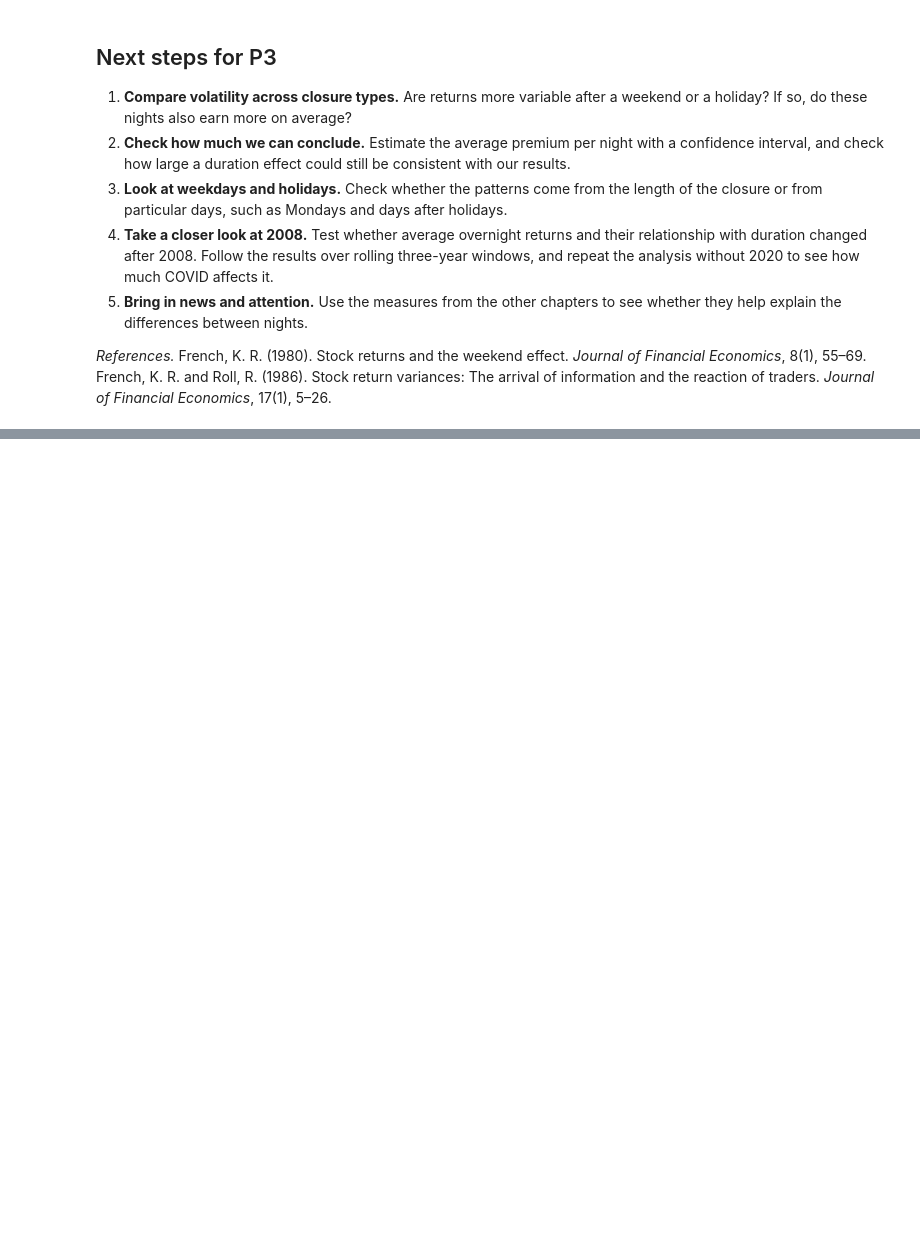
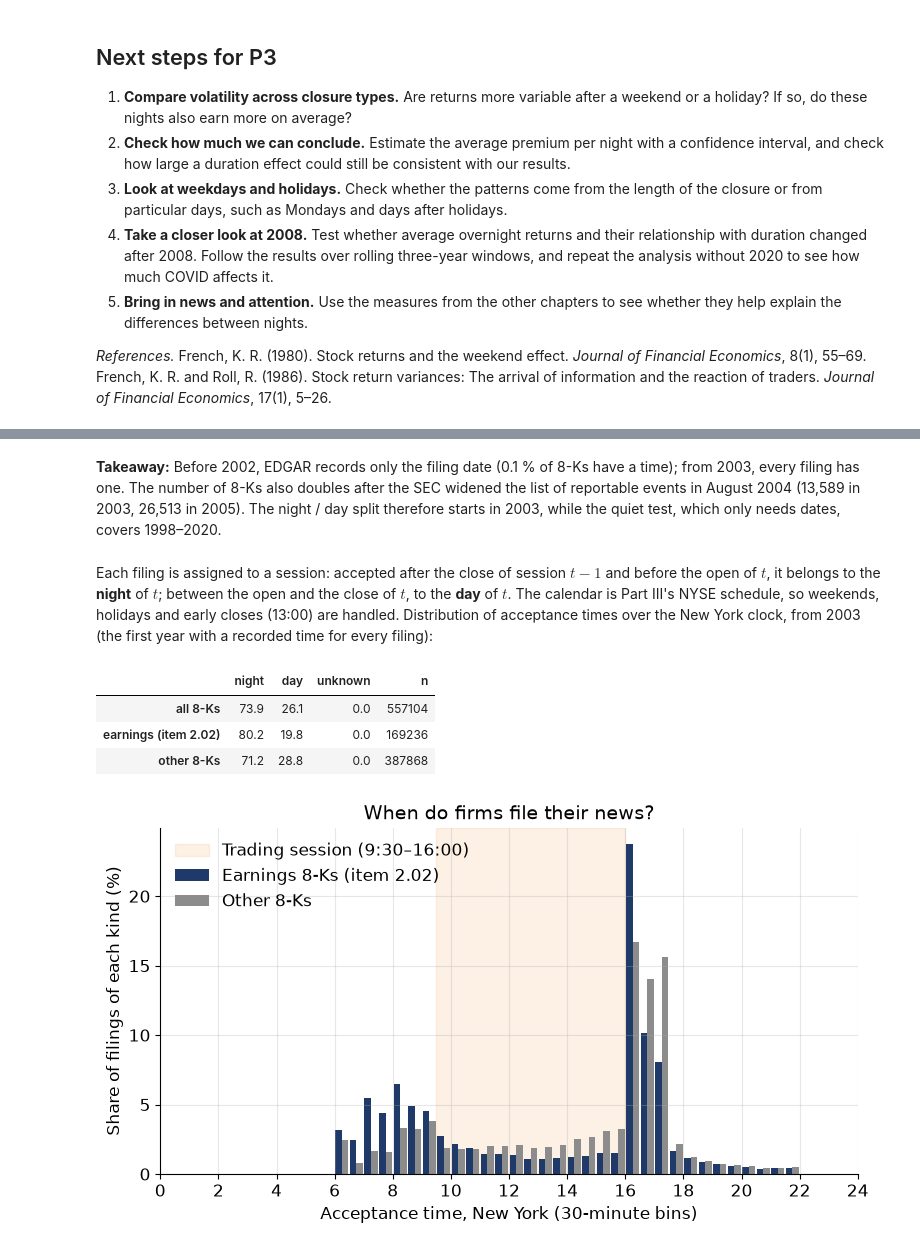
Before and after one commit to theanalysts-ada/Project_ADA_Stock_Markets_TheAnalysts, a Jupyter notebook: results.ipynb, the cells around one changed output, grey strips where cells are left out. Cells and saved outputs as stored; diff of their text form; code cells hidden in the pictures; blank space fills up the shorter version.

Commit message:
Add Part IV: the news suspect, with executed notebook results

```diff
--- a/results.ipynb
+++ b/results.ipynb
@@ -796,0 +866,3 @@ Risk has not been cleared, however: risk need not grow with elapsed time, and Pa
+# %%
+filings = load_filings()
+filing_time_share_by_year(filings).loc[1998:2020].T
@@ -796,0 +874,15 @@ Risk has not been cleared, however: risk need not grow with elapsed time, and Pa
+# %% [markdown]
+**Takeaway:** Before 2002, EDGAR records only the filing date (0.1 % of 8-Ks have a time); from 2003, every filing has one. The number of 8-Ks also doubles after the SEC widened the list of reportable events in August 2004 (13,589 in 2003, 26,513 in 2005). The night / day split therefore starts in 2003, while the quiet test, which only needs dates, covers 1998–2020.
+# %% [markdown]
+Each filing is assigned to a session: accepted after the close of session $t-1$ and before the open of $t$, it belongs to the **night** of $t$; between the open and the close of $t$, to the **day** of $t$. The calendar is Part III's NYSE schedule, so weekends, holidays and early closes (13:00) are handled. Distribution of acceptance times over the New York clock, from 2003 (the first year with a recorded time for every filing):
+# %%
+windows = session_windows(f"{STUDY_START_YEAR}-01-01", str(study["date"].max().date()))
+assigned = assign_sessions(filings, windows)
+fig = plot_filing_times(filing_time_profile(assigned))
+timing_summary(assigned)
+# %% [output]
+|  | night | day | unknown | n |
+| all 8-Ks | 73.9 | 26.1 | 0.0 | 557104 |
+| earnings (item 2.02) | 80.2 | 19.8 | 0.0 | 169236 |
+| other 8-Ks | 71.2 | 28.8 | 0.0 | 387868 |
+[figure, added]
```
Also changed, not shown: parts of 53 cells of this notebook.
